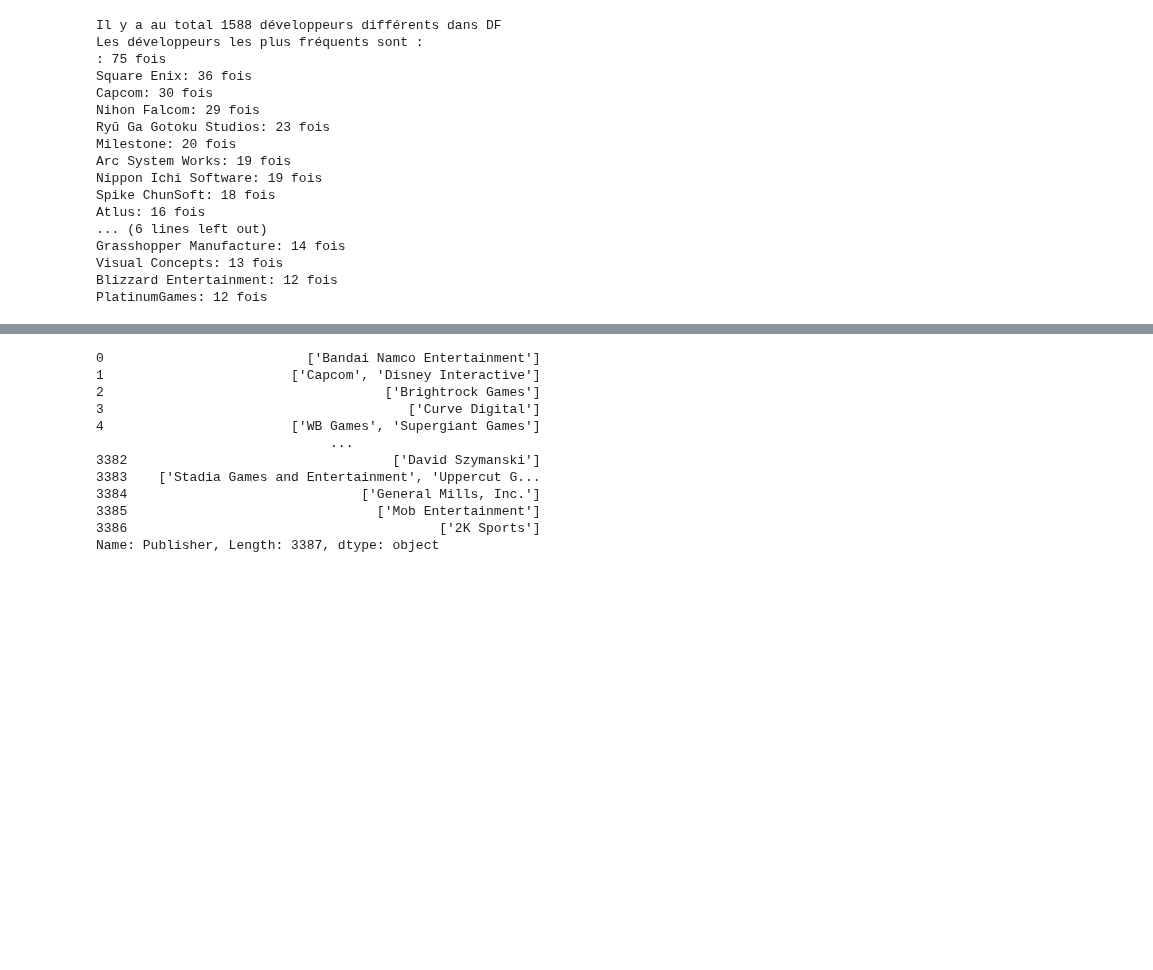
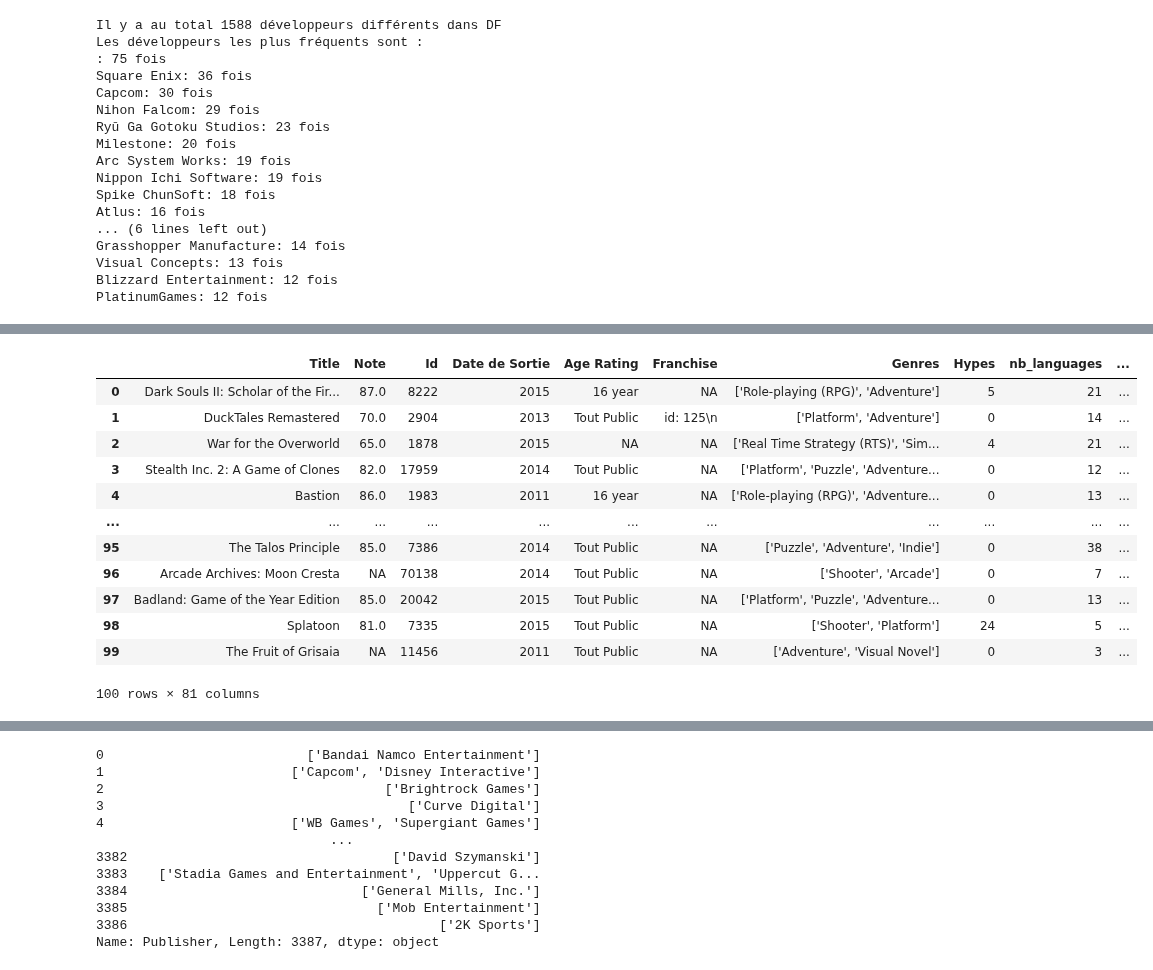
Before and after one commit to PyTomSss/PythonProjects, a Jupyter notebook: Project_Notebook.ipynb, the cells around one changed output, grey strips where cells are left out. Saved outputs shown, nothing was run; the diff lists cells and outputs as text; code cells hidden in the pictures; blank space fills up the shorter version.

```diff
--- a/Project_Notebook.ipynb
+++ b/Project_Notebook.ipynb
@@ -765,0 +777,6 @@ On créé ensuite les booléens des 10 plus gros developpeurs, on ne compte évi
+# %%
+dev_frequents10 = ['Square Enix','Capcom', 'Nihon Falcom', 'Ryū Ga Gotoku Studios', 'Milestone']
+
+for i in dev_frequents10:
+    DF[i]=DF['Developer'].str.contains(str(i), case=False).astype(bool)
+    print(DF[i],DF['Developer'])
@@ -765,0 +801,16 @@ On créé ensuite les booléens des 10 plus gros developpeurs, on ne compte évi
+# %%
+DF[
+# %% [output]
+|  | Title | Note | Id | Date de Sortie | Age Rating | Franchise | Genres | Hypes | nb_languages | ... |
+| 0 | Dark Souls II: Scholar of the Fir... | 87.0 | 8222 | 2015 | 16 year | NA | ['Role-playing (RPG)', 'Adventure'] | 5 | 21 | ... |
+| 1 | DuckTales Remastered | 70.0 | 2904 | 2013 | Tout Public | id: 125\n | ['Platform', 'Adventure'] | 0 | 14 | ... |
+| 2 | War for the Overworld | 65.0 | 1878 | 2015 | NA | NA | ['Real Time Strategy (RTS)', 'Sim... | 4 | 21 | ... |
+| 3 | Stealth Inc. 2: A Game of Clones | 82.0 | 17959 | 2014 | Tout Public | NA | ['Platform', 'Puzzle', 'Adventure... | 0 | 12 | ... |
+| 4 | Bastion | 86.0 | 1983 | 2011 | 16 year | NA | ['Role-playing (RPG)', 'Adventure... | 0 | 13 | ... |
+| ... | ... | ... | ... | ... | ... | ... | ... | ... | ... | ... |
+| 95 | The Talos Principle | 85.0 | 7386 | 2014 | Tout Public | NA | ['Puzzle', 'Adventure', 'Indie'] | 0 | 38 | ... |
+| 96 | Arcade Archives: Moon Cresta | NA | 70138 | 2014 | Tout Public | NA | ['Shooter', 'Arcade'] | 0 | 7 | ... |
+| 97 | Badland: Game of the Year Edition | 85.0 | 20042 | 2015 | Tout Public | NA | ['Platform', 'Puzzle', 'Adventure... | 0 | 13 | ... |
+| 98 | Splatoon | 81.0 | 7335 | 2015 | Tout Public | NA | ['Shooter', 'Platform'] | 24 | 5 | ... |
+| 99 | The Fruit of Grisaia | NA | 11456 | 2011 | Tout Public | NA | ['Adventure', 'Visual Novel'] | 0 | 3 | ... |
+100 rows × 81 columns
```
Also changed, not shown: parts of 9 cells of this notebook.
